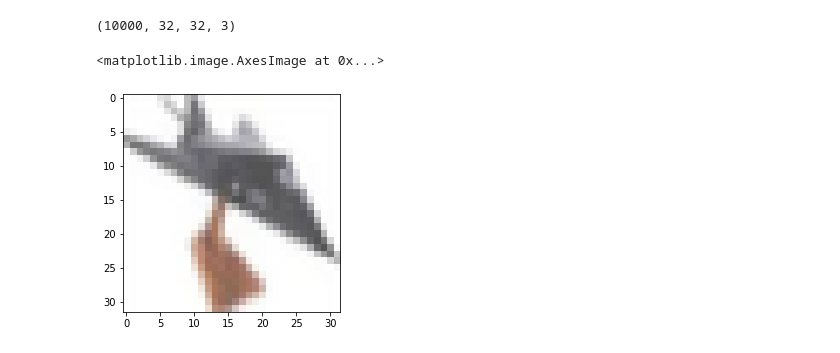
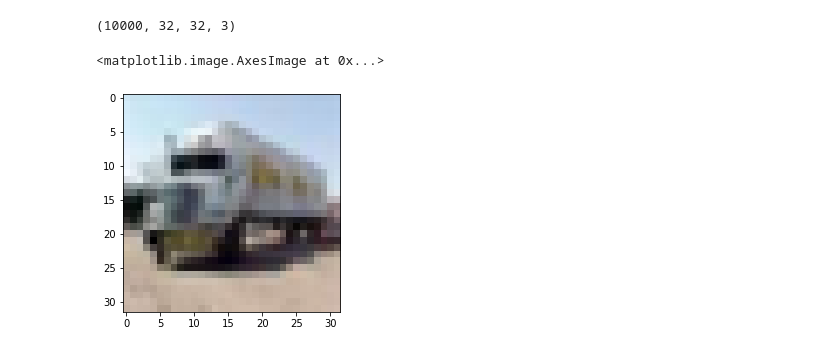
Before and after one commit to sedanurozer/cifar10, a Jupyter notebook: cifar10_84_.ipynb, the cells around one changed output. Saved outputs shown, nothing was run; the diff lists cells and outputs as text; code cells hidden in the pictures.

```diff
--- a/cifar10_84_.ipynb
+++ b/cifar10_84_.ipynb
@@ -29,10 +29,10 @@ x_test.shape
 # %% [output]
 (10000, 32, 32, 3)
 # %%
-plt.imshow(x_test[215])
+plt.imshow(x_test[2150])
 # %% [output]
 <matplotlib.image.AxesImage at 0x...>
-[figure, old version]
+[figure, new version]
 # %%
 model_layers = [
     Conv2D(32, (3, 3), activation='relu', strides=(1,1), padding='same', input_shape=(32, 32, 3)),
```
Also changed, not shown: parts of 5 cells of this notebook.
